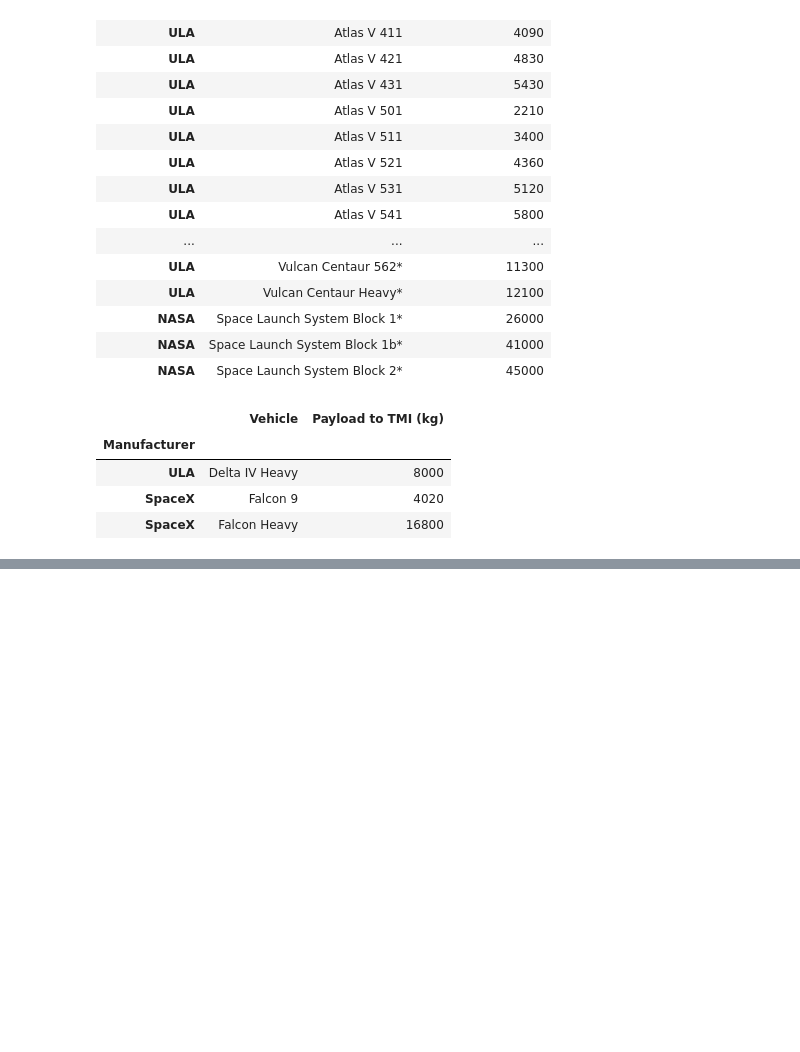
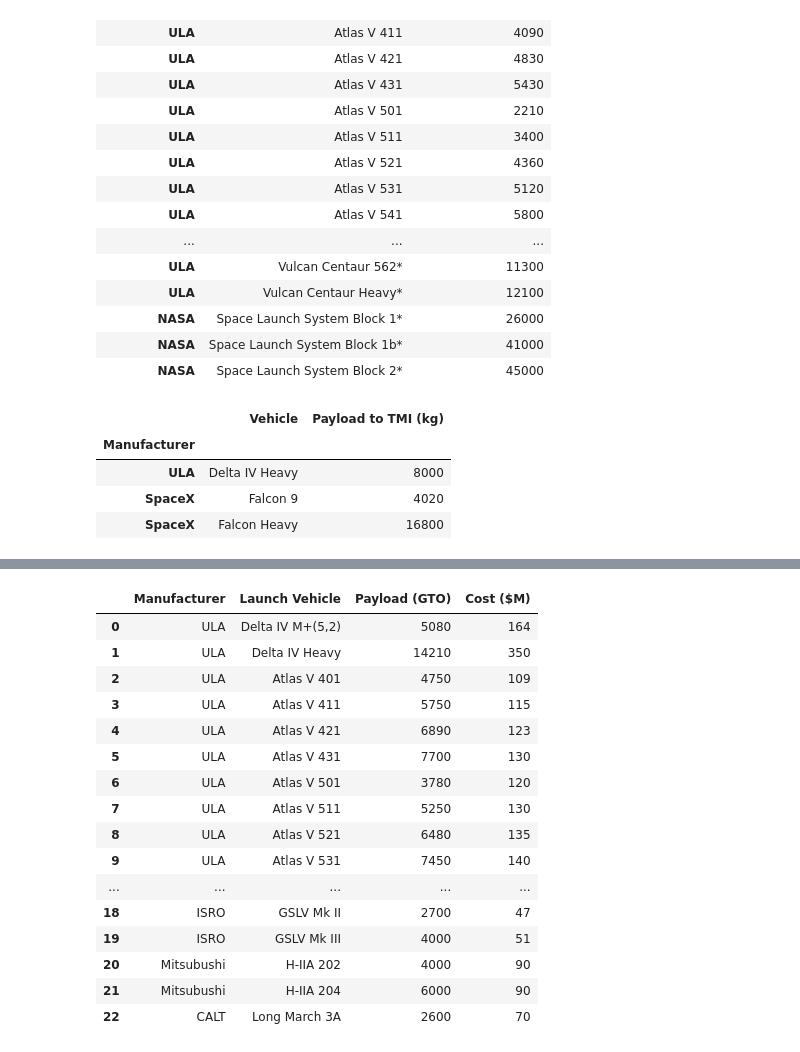
Before and after one commit to candaceyee/Space-Based-Solar, a Jupyter notebook: current_launch_systems.ipynb, the cells around one changed output, grey strips where cells are left out. Cells and saved outputs as stored; diff of their text form; code cells hidden in the pictures; blank space fills up the shorter version.

```diff
--- a/current_launch_systems.ipynb
+++ b/current_launch_systems.ipynb
@@ -201,3 +201,66 @@ current_launch_systems
 | NASA | Space Launch System Block 2* | NaN | NaN | 45000.0 | NaN |
 # %%
 current_launch_systems.to_csv('current_launch_systems.csv')
+# %%
+### scatterplot of payload capabilities vs. cost
+# source for ArianeSpace rockets: https://www.lefigaro.fr/sciences/2014/09/05/01008-20140905ARTFIG00351-ariane-6-la-version-de-la-derniere-chance.php
+# source for GSLV: https://www.gao.gov/assets/690/687571.pdf
+# source for HII-A: https://spaceflight101.com/members/wp-content/uploads/sites/54/2017/02/HIIA-202.pdf, also check Mitsubishi Manual
+
+launch_cost_v_payload = pd.DataFrame(columns = ['Manufacturer', 'Launch Vehicle', 'Payload (GTO)', 'Cost ($M)'])
+
+launch_cost_v_payload['Manufacturer'] = ['ULA', 'ULA',
+                                         'ULA', 'ULA', 'ULA', 'ULA', 'ULA', 'ULA', 'ULA', 'ULA', 'ULA', 'ULA',
+                                       'Northrup Grumman',
+                                       'Arianespace', 'Arianespace', 'Arianespace',
+                                       'SpaceX', 'SpaceX',
+                                        'ISRO', 'ISRO',
+                                        'Mitsubushi', 'Mitsubushi',
+                                        'CALT']
+
+launch_cost_v_payload['Launch Vehicle'] = ['Delta IV M+(5,2)','Delta IV Heavy',
+                                           'Atlas V 401', 'Atlas V 411', 'Atlas V 421', 'Atlas V 431', 'Atlas V 501', 'Atlas V 511', 'Atlas V 521', 'Atlas V 531', 'Atlas V 541', 'Atlas V 551',
+                                          'Minotaur V',
+                                          'Ariane 5', 'Ariane 62*', 'Ariane 64*',
+                                          'Falcon 9', 'Falcon Heavy',
+                                          'GSLV Mk II', 'GSLV Mk III',
+                                          'H-IIA 202', 'H-IIA 204',
+                                          'Long March 3A']
+
+launch_cost_v_payload['Payload (GTO)'] = [5080, 14210,
+                                    4750, 5750, 6890, 7700, 3780, 5250, 6480, 7450, 8290, 8900,
+                                    670,
+                                   9600, 5000, 11500,
+                                   8300, 26700,
+                                   2700, 4000,
+                                   4000, 6000,
+                                   2600]
+
+launch_cost_v_payload['Cost ($M)'] = [164, 350,
+                                     109, 115, 123, 130, 120, 130, 135, 140, 145, 153,
+                                     55,
+                                     178, 89, 136,
+                                     62, 90,
+                                     47, 51,
+                                     90, 90,
+                                     70]
+# %%
+launch_cost_v_payload
+# %% [output]
+|  | Manufacturer | Launch Vehicle | Payload (GTO) | Cost ($M) |
+| 0 | ULA | Delta IV M+(5,2) | 5080 | 164 |
+| 1 | ULA | Delta IV Heavy | 14210 | 350 |
+| 2 | ULA | Atlas V 401 | 4750 | 109 |
+| 3 | ULA | Atlas V 411 | 5750 | 115 |
+| 4 | ULA | Atlas V 421 | 6890 | 123 |
+| 5 | ULA | Atlas V 431 | 7700 | 130 |
+| 6 | ULA | Atlas V 501 | 3780 | 120 |
+| 7 | ULA | Atlas V 511 | 5250 | 130 |
+| 8 | ULA | Atlas V 521 | 6480 | 135 |
+| 9 | ULA | Atlas V 531 | 7450 | 140 |
+| ... | ... | ... | ... | ... |
+| 18 | ISRO | GSLV Mk II | 2700 | 47 |
+| 19 | ISRO | GSLV Mk III | 4000 | 51 |
+| 20 | Mitsubushi | H-IIA 202 | 4000 | 90 |
+| 21 | Mitsubushi | H-IIA 204 | 6000 | 90 |
+| 22 | CALT | Long March 3A | 2600 | 70 |
```
Also changed, not shown: parts of 2 cells of this notebook, 2 other files.
